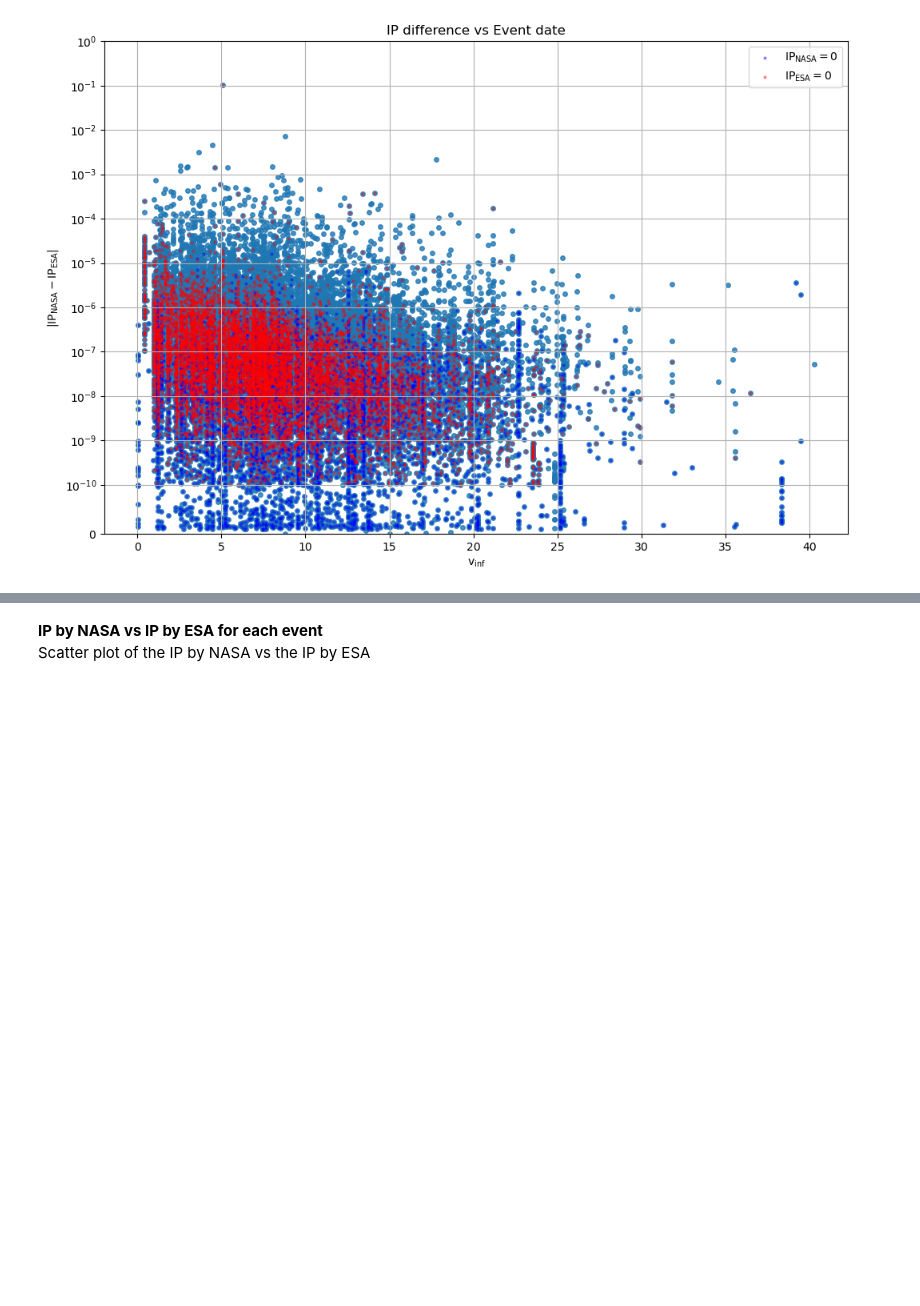
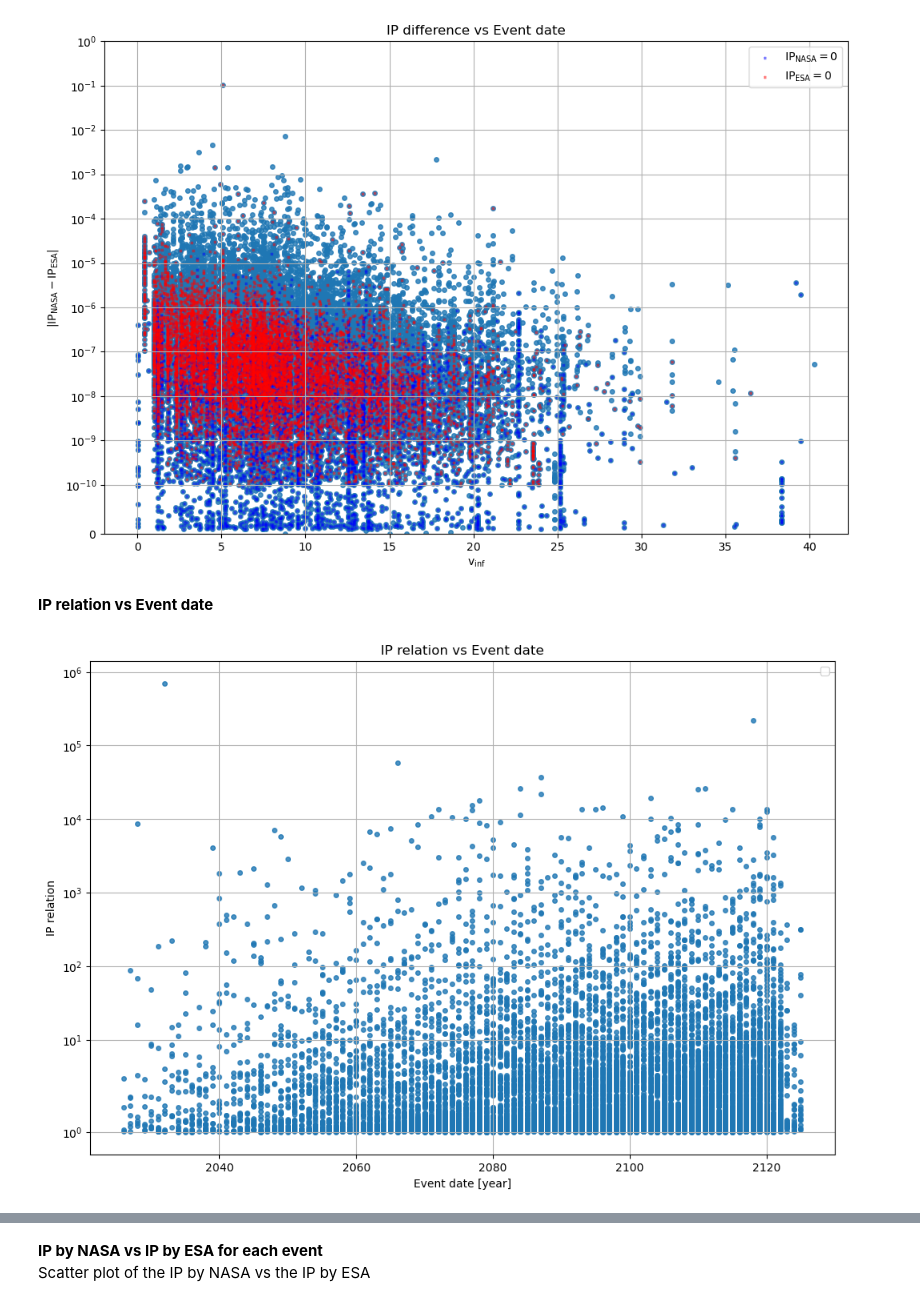
Before and after one commit to akhilaanya/projectneo-2026, a Jupyter notebook: view_result.ipynb, the cells around one changed output, grey strips where cells are left out. Saved outputs shown, nothing was run; the diff lists cells and outputs as text; code cells hidden in the pictures; blank space fills up the shorter version.

```diff
--- a/view_result.ipynb
+++ b/view_result.ipynb
@@ -277,3 +309,29 @@ plt.legend()
 plt.show()
 # %% [output]
 [figure]
+# %% [markdown]
+**IP relation vs Event date**
+# %%
+NASA_zero_mask = (NASA_ESA_ip_table["ip_NASA"] == None)
+ESA_zero_mask = (NASA_ESA_ip_table["ip_ESA"] == None)
+
+plt.figure(figsize=(12, 8))
+
+plt.scatter(
+    NASA_ESA_ip_table[~NASA_zero_mask & ~ESA_zero_mask]["year"],
+    abs(NASA_ESA_ip_table[~NASA_zero_mask & ~ESA_zero_mask]["ip_relation"]),
+    s=16,
+    alpha=0.8
+)
+
+plt.xlabel("Event date [year]")
+plt.ylabel("IP relation")
+plt.title("IP relation vs Event date")
+
+plt.yscale("symlog")
+plt.grid(True, which="both")
+plt.legend()
+
+plt.show()
+# %% [output]
+[figure, added]
```
Also changed, not shown: parts of 6 cells of this notebook.
